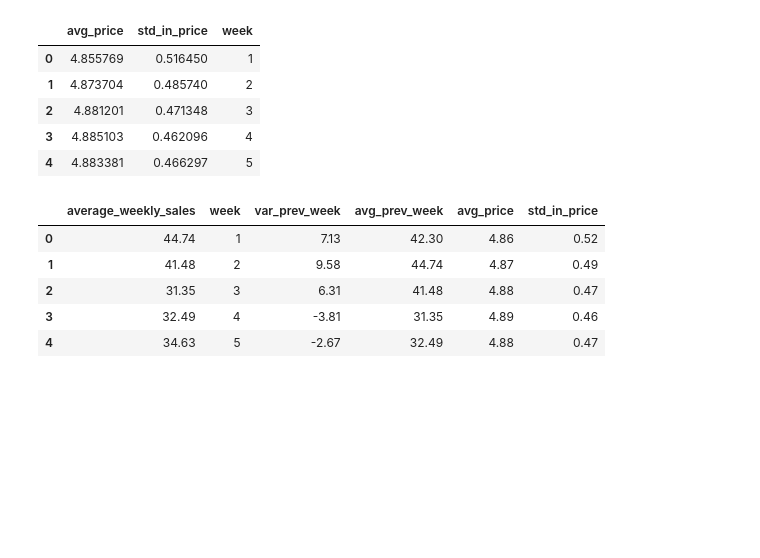
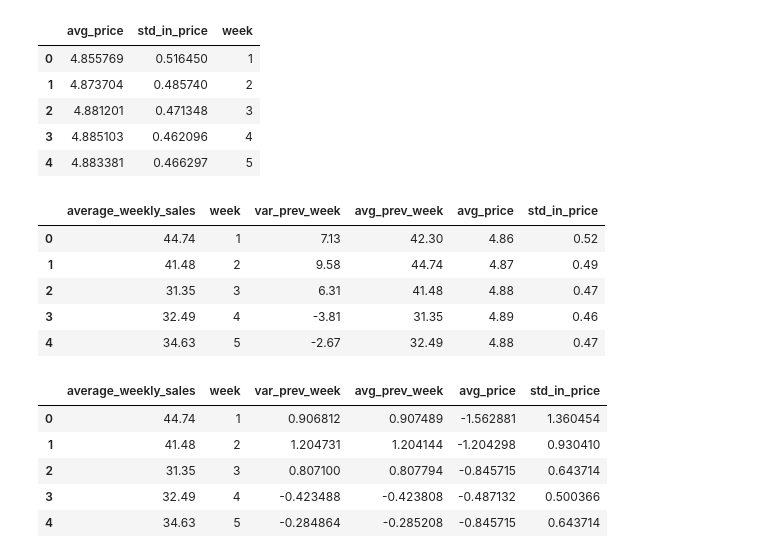
Before and after one commit to OliviaJayeola/DataSciencePortfolio, a Jupyter notebook: predict_sales/predict_sales.ipynb, the cells around one changed output. Saved outputs shown, nothing was run; the diff lists cells and outputs as text; code cells hidden in the pictures; blank space fills up the shorter version.

```diff
--- a/predict_sales/predict_sales.ipynb
+++ b/predict_sales/predict_sales.ipynb
@@ -472,2 +474,18 @@ data.head()
+# %%
+# standardise features using normal method - subtract mean divide by std
+# preserves pattern within features while changing numbers to fit same scale
+
+scaler = StandardScaler()
+columns = ['var_prev_week','avg_prev_week','avg_price','std_in_price']
+
+data[columns] = scaler.fit_transform(data[columns])
+data.head()
+# %% [output]
+|  | average_weekly_sales | week | var_prev_week | avg_prev_week | avg_price | std_in_price |
+| 0 | 44.74 | 1 | 0.906812 | 0.907489 | -1.562881 | 1.360454 |
+| 1 | 41.48 | 2 | 1.204731 | 1.204144 | -1.204298 | 0.930410 |
+| 2 | 31.35 | 3 | 0.807100 | 0.807794 | -0.845715 | 0.643714 |
+| 3 | 32.49 | 4 | -0.423488 | -0.423808 | -0.487132 | 0.500366 |
+| 4 | 34.63 | 5 | -0.284864 | -0.285208 | -0.845715 | 0.643714 |
 # %%
 data.to_csv('data/new_sales_train.csv', index=False)
```
Also changed, not shown: parts of 1 cell of this notebook, 1 other file.
